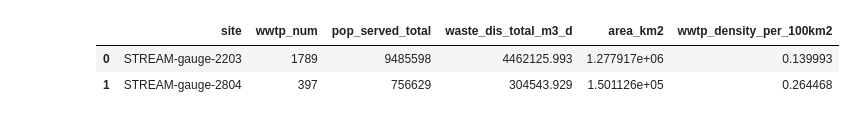
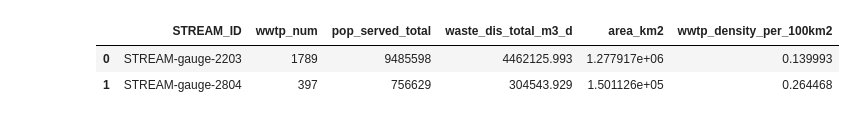
Before and after one commit to danykakbyrnes/STREAM_seasonality, a Jupyter notebook: data_compiling.ipynb, the cells around one changed output. Saved outputs shown, nothing was run; the diff lists cells and outputs as text; code cells hidden in the pictures.

```diff
--- a/data_compiling.ipynb
+++ b/data_compiling.ipynb
@@ -92,14 +82,12 @@ WWTP_data.head()
 | 3 | 4 | 1 | 1140447 | Ariogalos aglomeracija | Lithuania | LTU | 55.252 | 23.484 | 2 | 55.210 | ... |
 | 4 | 5 | 1 | 1140449 | Baisogalos aglomeracija | Lithuania | LTU | 55.644 | 23.741 | 2 | 55.681 | ... |
 # %%
-# Extracting WWTP density
-
 # Create geometry from lat/lon columns (adjust column names as needed)
 geometry = [Point(xy) for xy in zip(WWTP_data['LON_WWTP'], WWTP_data['LAT_WWTP'])]
 WWTP_gdf = gpd.GeoDataFrame(WWTP_data, geometry=geometry, crs='EPSG:4326')
 
-# 2. Calculate WWTP density for each matching shapefile
-dens_results = []
+# Calculate WWTP density for each matching shapefile
+wtshd_dens = []
 
 for site in ag_sites:
     # Load the shapefile
@@ -107,36 +95,36 @@ for site in ag_sites:
     watershed = gpd.read_file(shp_path)
 
     # Reproject to match
     watershed = watershed.to_crs(WWTP_gdf.crs)
 
     # Count WWTPs within the watershed
     wwtp_in_watershed = gpd.sjoin(WWTP_gdf, watershed, predicate='within')
     wwtp_count = len(wwtp_in_watershed)
 
     # Sum POP_SERVED and WASTE_DIS
     pop_served_total = wwtp_in_watershed['POP_SERVED'].sum()
     waste_dis_total = wwtp_in_watershed['WASTE_DIS'].sum()
 
     # Calculate area (reproject to equal-area CRS)
     watershed_projected = watershed.to_crs('EPSG:5070')  # NAD83 Albers for North America
     area_km2 = watershed_projected.geometry.area.sum() / 1e6  # m2 to km2
 
     # Density: WWTPs per 1000 km2
     density = (wwtp_count / area_km2) * 100
 
-    dens_results.append({
-        'site': site,
+    wtshd_dens.append({
+        'STREAM_ID': site,
         'wwtp_num': wwtp_count,
         'pop_served_total': pop_served_total,
         'waste_dis_total_m3_d': waste_dis_total,
         'area_km2': area_km2,
         'wwtp_density_per_100km2': density
     })
 
 # Create results DataFrame
-WWTP_dens = pd.DataFrame(dens_results)
+WWTP_dens = pd.DataFrame(wtshd_dens)
 WWTP_dens.head(2)
 # %% [output]
-|  | site | wwtp_num | pop_served_total | waste_dis_total_m3_d | area_km2 | wwtp_density_per_100km2 |
+|  | STREAM_ID | wwtp_num | pop_served_total | waste_dis_total_m3_d | area_km2 | wwtp_density_per_100km2 |
 | 0 | STREAM-gauge-2203 | 1789 | 9485598 | 4462125.993 | 1.277917e+06 | 0.139993 |
 | 1 | STREAM-gauge-2804 | 397 | 756629 | 304543.929 | 1.501126e+05 | 0.264468 |
```
Also changed, not shown: parts of 22 cells of this notebook, 4 other files.
